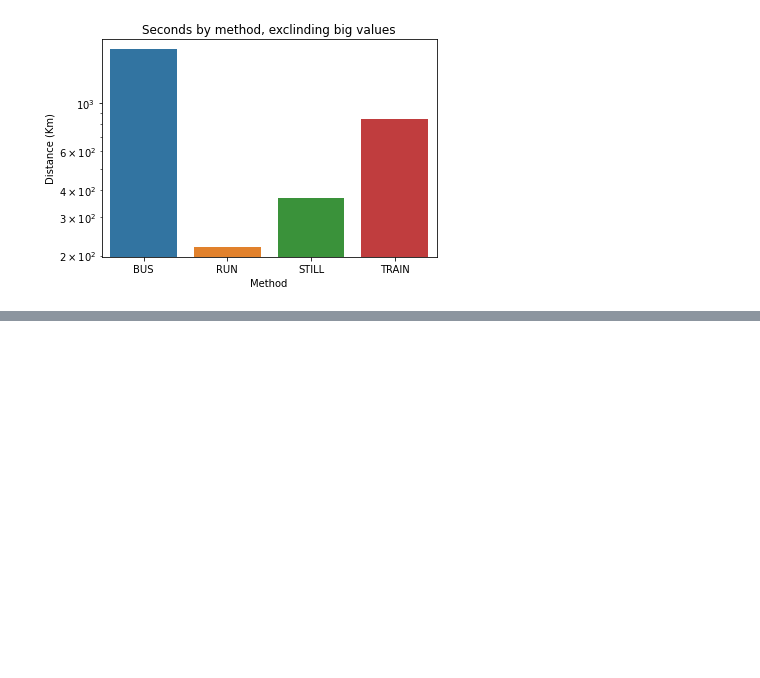
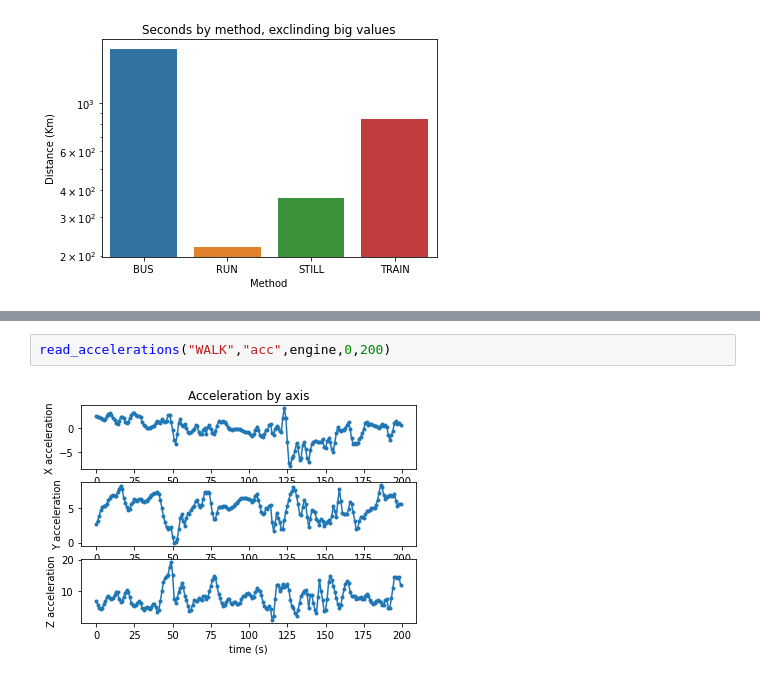
Before and after one commit to AlvarSML/AmbientIntelligence_Coimbra22, a Jupyter notebook: Visualizations.ipynb, the cells around one changed output, grey strips where cells are left out. Drawn from its saved outputs; the diff is of its cells as text; blank space fills up the shorter version.

```diff
--- a/Visualizations.ipynb
+++ b/Visualizations.ipynb
@@ -216,0 +242,4 @@ plt.show()
+# %%
+read_accelerations("WALK","acc",engine,0,200)
+# %% [output]
+[figure, added]
```
Also changed, not shown: parts of 6 cells of this notebook, 1 other file.
